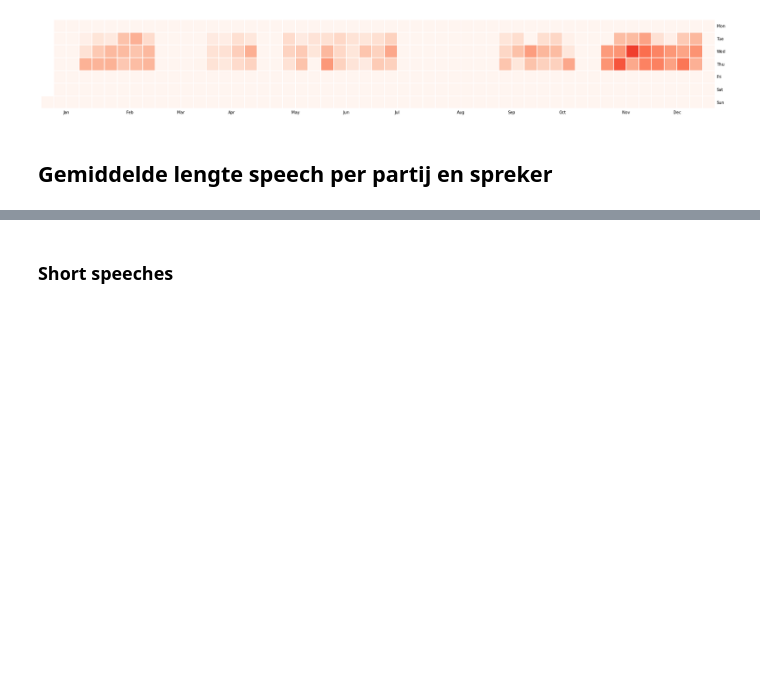
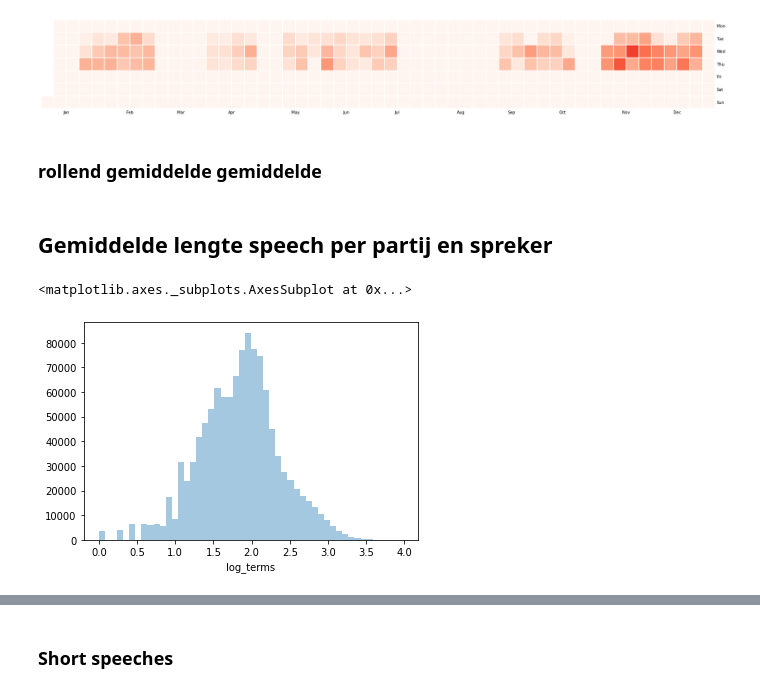
Before and after one commit to longhowlam/kamer_debatten, a Jupyter notebook: tweede_kamer_metadata_analyse.ipynb, the cells around one changed output, grey strips where cells are left out. Drawn from its saved outputs; the diff is of its cells as text; code cells hidden in the pictures; blank space fills up the shorter version.

```diff
--- a/tweede_kamer_metadata_analyse.ipynb
+++ b/tweede_kamer_metadata_analyse.ipynb
@@ -128,3 +156,5 @@ calmap.yearplot(events, year=2017)
 # %% [output]
 <matplotlib.axes._subplots.AxesSubplot at 0x...>
 [figure]
+# %% [markdown]
+### rollend gemiddelde gemiddelde
@@ -131,5 +167,15 @@ calmap.yearplot(events, year=2017)
 # %% [markdown]
 ## Gemiddelde lengte speech per partij en spreker
+# %%
+tweede_kamer = (
+    tweede_kamer
+    .assign(log_terms = np.log10(tweede_kamer.terms))
+)
+
+sns.distplot(tweede_kamer.log_terms, kde = False)
+# %% [output]
+<matplotlib.axes._subplots.AxesSubplot at 0x...>
+[figure, added]
 # %%
 partijen_terms = (
     tweede_kamer
```
Also changed, not shown: parts of 9 cells of this notebook, 3 other files.
